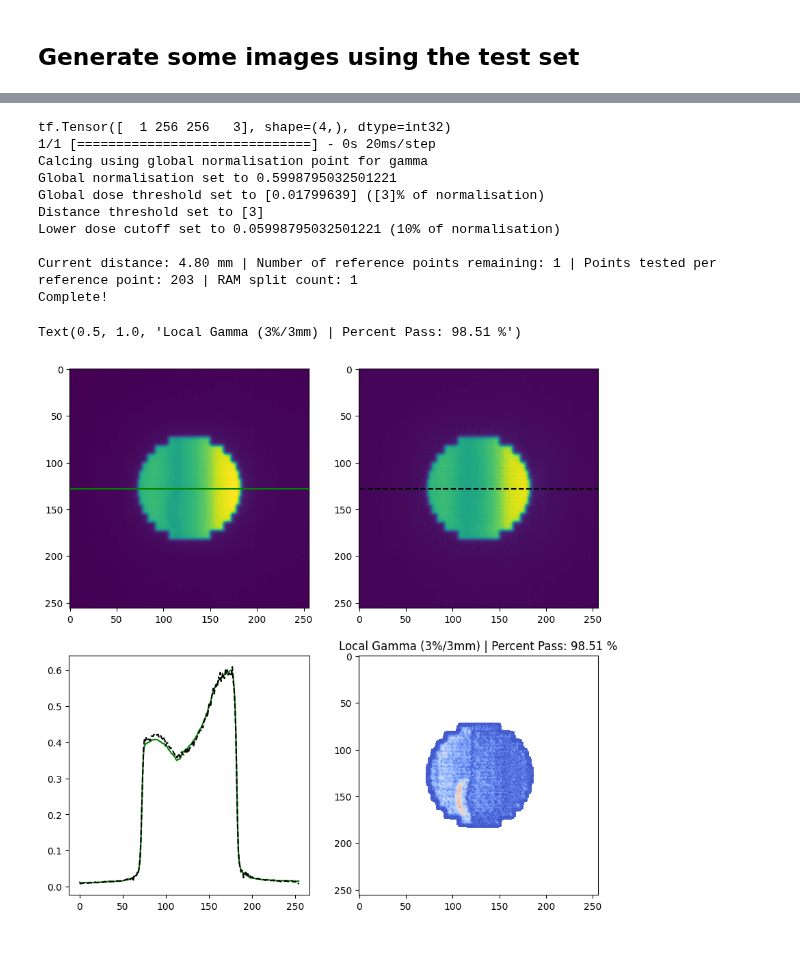
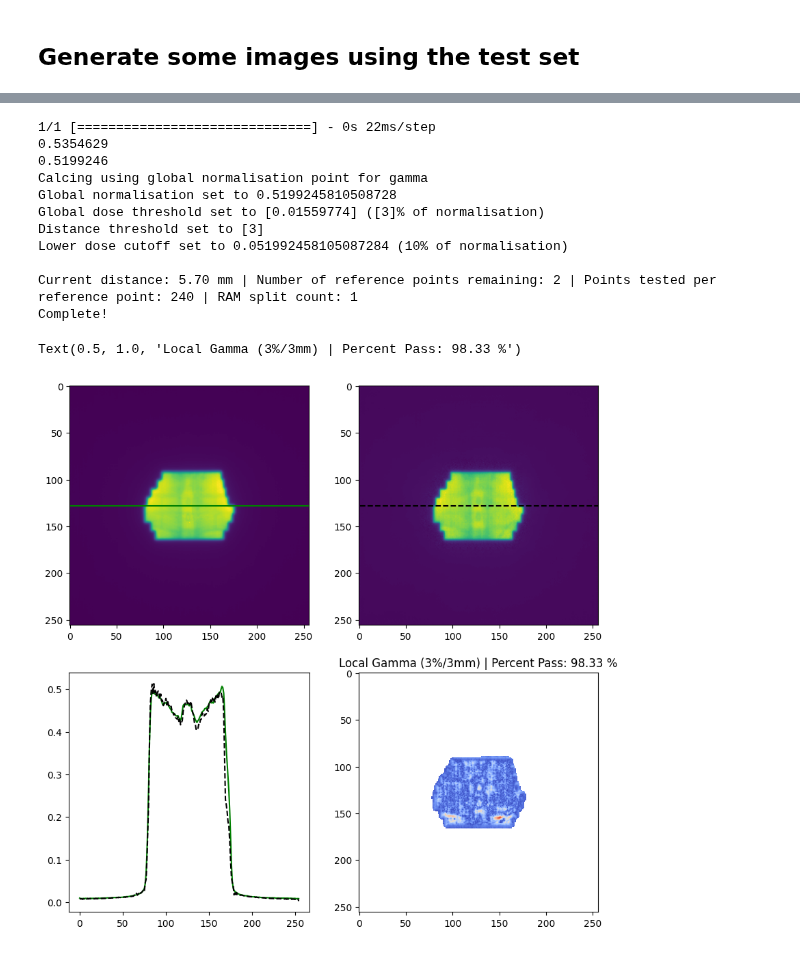
Before and after one commit to cbojechko/Image_Prediction, a Jupyter notebook: Compare_pred_meas.ipynb, the cells around one changed output, grey strips where cells are left out. Cells and saved outputs as stored; diff of their text form; code cells hidden in the pictures.

```diff
--- a/Compare_pred_meas.ipynb
+++ b/Compare_pred_meas.ipynb
@@ -280,15 +264,15 @@ def return_generators(base_path, excluded_fold=5, batch=10, **kwargs):
   test_folder_names = []
   #train_folder_names.append(os.path.join(base_path, 'onefrac_train'))
   #val_folder_names.append(os.path.join(base_path, 'onefrac_valid'))
-  train_folder_names.append(os.path.join(base_path, 'phantom_train'))
-  val_folder_names.append(os.path.join(base_path, 'phantom_valid'))
+  train_folder_names.append(os.path.join(base_path, 'pat85'))
+  val_folder_names.append(os.path.join(base_path, 'pred_pat85'))
   #test_folder_names.append(os.path.join(base_path, 'phantom_valid'))
   #test_folder_names.append(os.path.join(base_path, 'test_pelvis'))
   #test_folder_names.append(os.path.join(base_path, 'Prostate2_pCT'))
   #test_folder_names.append(os.path.join(base_path, 'phantom_one'))
   #test_folder_names.append(os.path.join(base_path, 'phantom_pCT'))
   #test_folder_names.append(os.path.join(base_path, 'test2'))
-  test_folder_names.append(os.path.join(base_path, 'phantom_train'))
+  test_folder_names.append(os.path.join(base_path, 'pat85'))
 
   # for i in range(1,6):
   #   folder_name = '/content/drive/My Drive/data/fold{}'.format(i)
@@ -309,7 +293,7 @@ def return_generators(base_path, excluded_fold=5, batch=10, **kwargs):
 
   return train_gen, valid_gen, test_gen
 # %%
-batch = 2
+batch = 1
 base_path = '/content/drive/My Drive/data'
 train_dataset, valid_dataset, test_dataset = return_generators(base_path, excluded_fold=1, batch=batch)
 # %% [output]
@@ -635,5 +579,8 @@ mae = tf.keras.metrics.MeanAbsoluteError()
 mae_loss = tf.keras.losses.MeanAbsoluteError()
 #mae_loss = MGELoss()
 #mae_loss = CustomWeigthed()
+# %%
+generator = Generator(kernel_size=4, layers=6, filters_start=16, double_layers=4)
+generator.load_weights('/content/drive/MyDrive/Colab Notebooks/logs_CB/batch2new/final_model.h5')
 # %%
 stop
@@ -732,0 +649,4 @@ coords = (yepid,xepid)
+# %%
+batch = 1
+base_path = '/content/drive/My Drive/data'
+train_dataset, valid_dataset, test_dataset = return_generators(base_path, excluded_fold=1, batch=batch)
@@ -733,12 +770,11 @@ coords = (yepid,xepid)
 # %%
-example = next(iter(valid_dataset))
+#example = test_dataset.as_numpy_iterator
+example = next(iter(test_dataset))
 input = example[0]
-print(tf.shape(input))
 #print(tf.shape(cbct_input))
 tar = example[1]
 #prediction = generator(input, training=True)
 prediction = generator.predict(input)
-#print(tf.shape(prediction))
 
 diff = tf.subtract(tar,prediction)
 diff = tf.squeeze(diff, axis=0)
@@ -757,13 +793,9 @@ prediction = tf.squeeze(prediction, axis=-1)
 prediction = prediction
 crossval = 128
 
-
 rtimage = pdos*(1.0*np.exp(0.538066**cbct*cbct-2.970*cbct-0.04349)) + rtimage
 prediction = pdos*(1.0*np.exp(0.538066**cbct*cbct-2.970*cbct-0.04349)) + prediction
 
-
-#rtimage = pdos*(1.0*np.exp(0.538066**cbct*cbct-2.970*cbct-0.04349)) + rtimage
-#prediction = pdos*(1.0*np.exp(0.538066**cbct*cbct-2.970*cbct-0.04349))
 
 plt.figure(figsize=(10, 10))
 
@@ -777,47 +809,49 @@ plt.subplot(2, 2, 2)
 plt.plot(x, y, "k--")
 plt.imshow(prediction)
 
-predvec = prediction[128,1:256]
-rtvec = rtimage[128,1:256]
+predvec = prediction[crossval,1:256]
+rtvec = rtimage[crossval,1:256]
 
-# #predvec = prediction[1:256,128]
-# #rtvec = rtimage[1:256,128]
-
-
+#predvec = prediction[1:256,crossval]
+#rtvec = rtimage[1:256,crossval]
 
 plt.subplot(2, 2, 3)
 plt.plot(rtvec,'g')
 #plt.title("Meas RT IMG (Green)")
 plt.plot(predvec,'k--')
 #plt.ylim([0,0.6])
 #print(str(example["fname"]))
+print(np.max(prediction))
+print(np.max(rtimage))
 
+#gamma_test = pymedphys.gamma(coords,prediction, coords, rtimage, **gamma_options)
 gamma_test = pymedphys.gamma(coords,rtimage, coords, prediction, **gamma_options)
 valid_gamma = gamma_test[~np.isnan(gamma_test)]
 
 num_bins = (
     gamma_options['interp_fraction'] * gamma_options['max_gamma'])
 bins = np.linspace(0, gamma_options['max_gamma'], num_bins + 1)
 
 #gamma_no_noise = pymedphys.gamma(coords, rtimage, coords, prediction,**gamma_options)
 plt.subplot(2, 2, 4)
 
 plt.imshow( gamma_test, clim=(0, 2), cmap='coolwarm')
 
 # plt.hist(valid_gamma, bins, density=True)
 # plt.xlim([0, gamma_options['max_gamma']])
 pass_ratio = np.sum(valid_gamma <= 1) / len(valid_gamma)
 plt.title(f"Local Gamma ({gamma_options['dose_percent_threshold']}%/{gamma_options['distance_mm_threshold']}mm) | Percent Pass: {pass_ratio*100:.2f} %")
 # %% [output]
-tf.Tensor([  1 256 256   3], shape=(4,), dtype=int32)
-1/1 [==============================] - 0s 20ms/step
+1/1 [==============================] - 0s 22ms/step
+0.5354629
+0.5199246
 Calcing using global normalisation point for gamma
-Global normalisation set to 0.5998795032501221
-Global dose threshold set to [0.01799639] ([3]% of normalisation)
+Global normalisation set to 0.5199245810508728
+Global dose threshold set to [0.01559774] ([3]% of normalisation)
 Distance threshold set to [3]
-Lower dose cutoff set to 0.05998795032501221 (10% of normalisation)
+Lower dose cutoff set to 0.051992458105087284 (10% of normalisation)
 
-Current distance: 4.80 mm | Number of reference points remaining: 1 | Points tested per reference point: 203 | RAM split count: 1
+Current distance: 5.70 mm | Number of reference points remaining: 2 | Points tested per reference point: 240 | RAM split count: 1
 Complete!
-Text(0.5, 1.0, 'Local Gamma (3%/3mm) | Percent Pass: 98.51 %')
+Text(0.5, 1.0, 'Local Gamma (3%/3mm) | Percent Pass: 98.33 %')
-[figure, old version]
+[figure, new version]
```
Also changed, not shown: parts of 26 cells of this notebook.
